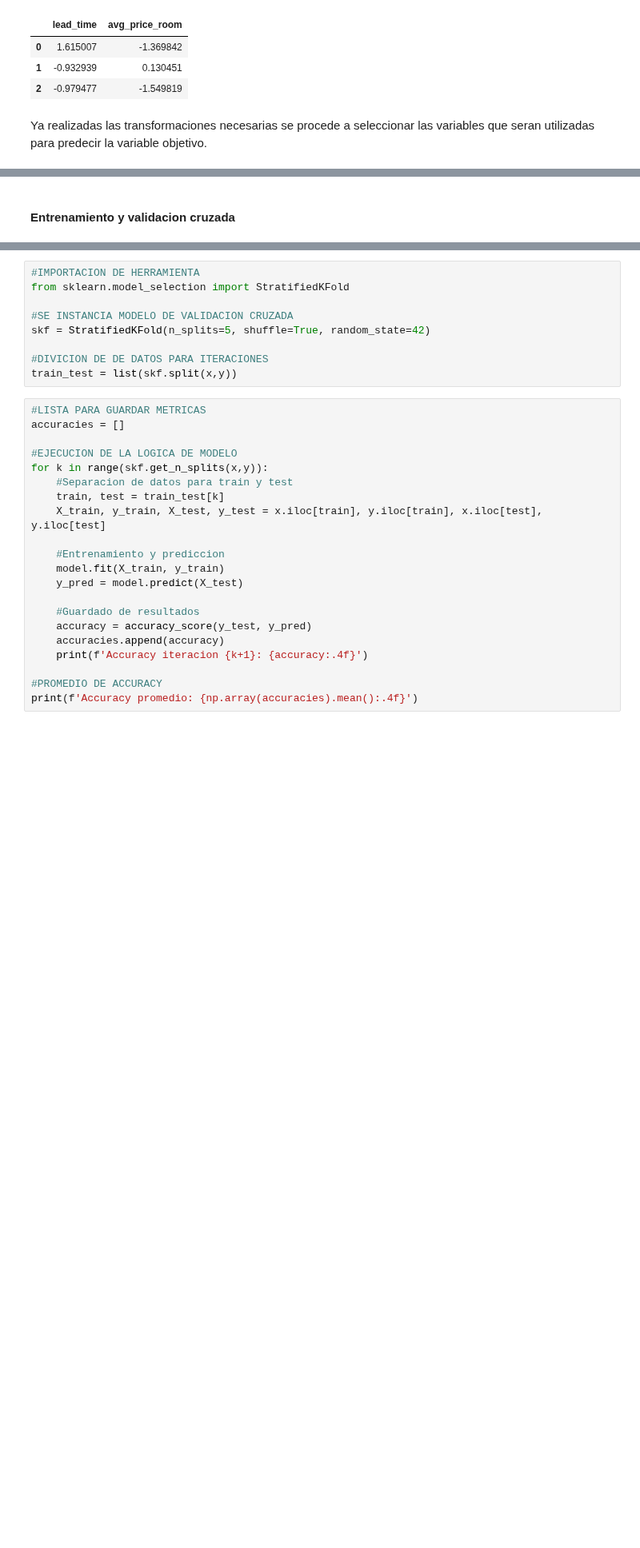
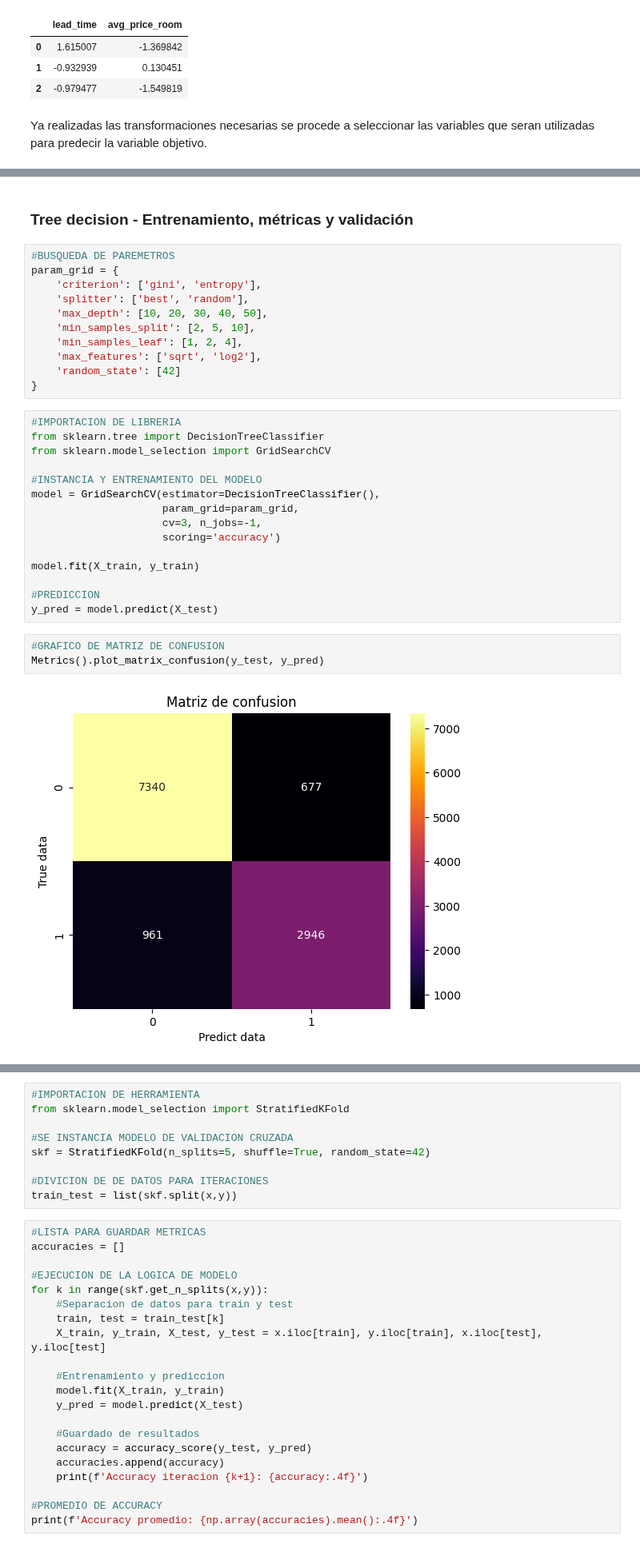
Before and after one commit to arielRas/CoderHouseDataScience-ProyectoFinal, a Jupyter notebook: Model.ipynb, the cells around one changed output, grey strips where cells are left out. Shown at 80% size. Cells and saved outputs as stored; diff of their text form; blank space fills up the shorter version.

```diff
--- a/Model.ipynb
+++ b/Model.ipynb
@@ -132,2 +123,33 @@ Metrics.plot_roc_curve(y_test, y_prob)
 # %% [markdown]
-#### Entrenamiento y validacion cruzada
+### Tree decision - Entrenamiento, métricas y validación
+# %%
+#BUSQUEDA DE PAREMETROS
+param_grid = {
+    'criterion': ['gini', 'entropy'],
+    'splitter': ['best', 'random'],
+    'max_depth': [10, 20, 30, 40, 50],
+    'min_samples_split': [2, 5, 10],
+    'min_samples_leaf': [1, 2, 4],
+    'max_features': ['sqrt', 'log2'],
+    'random_state': [42]
+}
+# %%
+#IMPORTACION DE LIBRERIA
+from sklearn.tree import DecisionTreeClassifier
+from sklearn.model_selection import GridSearchCV
+
+#INSTANCIA Y ENTRENAMIENTO DEL MODELO
+model = GridSearchCV(estimator=DecisionTreeClassifier(),
+                     param_grid=param_grid,
+                     cv=3, n_jobs=-1,
+                     scoring='accuracy')
+
+model.fit(X_train, y_train)
+
+#PREDICCION
+y_pred = model.predict(X_test)
+# %%
+#GRAFICO DE MATRIZ DE CONFUSION
+Metrics().plot_matrix_confusion(y_test, y_pred)
+# %% [output]
+[figure, added]
```
Also changed, not shown: parts of 33 cells of this notebook.
